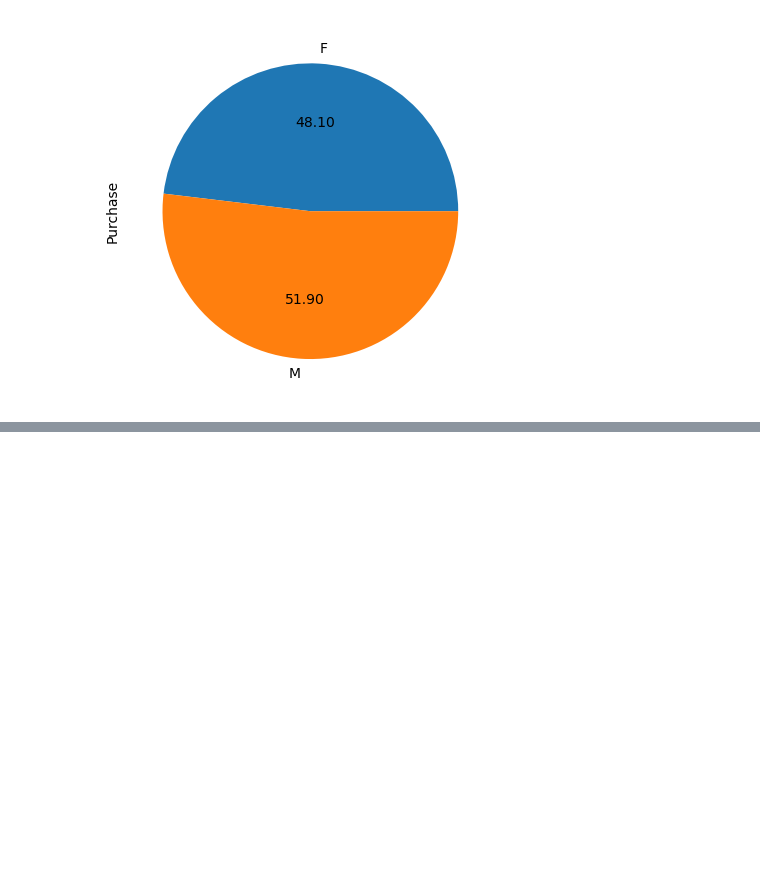
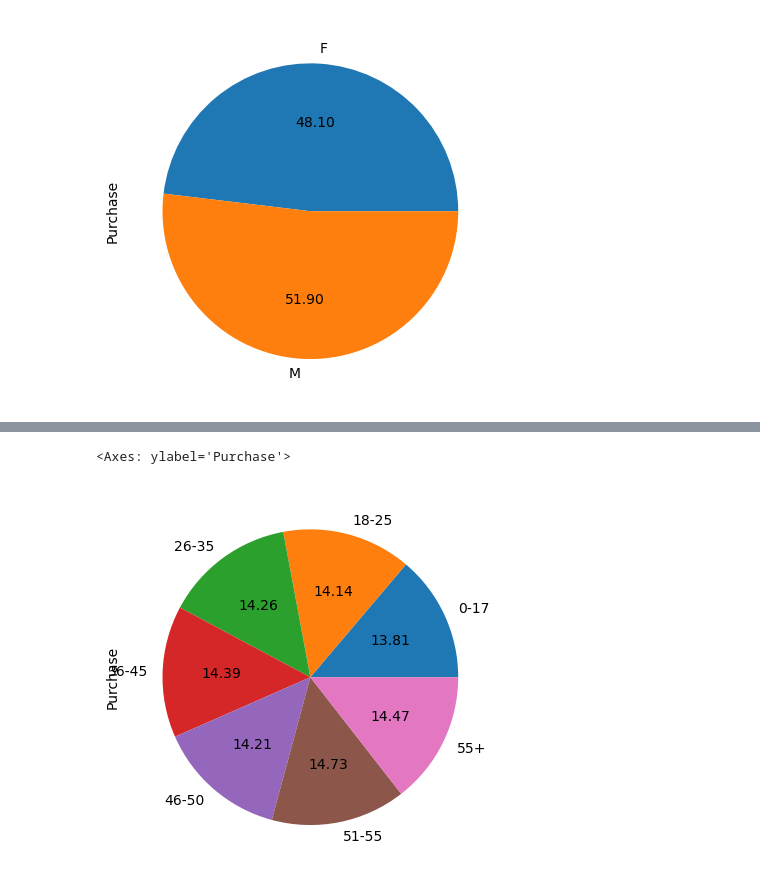
Before and after one commit to harika16-mangu/Black_Friday_Sales_DataAnalysis, a Jupyter notebook: Untitled.ipynb, the cells around one changed output, grey strips where cells are left out. Drawn from its saved outputs; the diff is of its cells as text; code cells hidden in the pictures; blank space fills up the shorter version.

```diff
--- a/Untitled.ipynb
+++ b/Untitled.ipynb
@@ -198,0 +249,7 @@ bf.groupby('Gender')['Purchase'].mean().plot(kind='pie',autopct="%.2f")
+# %%
+#Average amount spent by each age groups
+data1=bf.groupby('Age')['Purchase'].mean()
+data1.plot(kind='pie',autopct="%.2f")
+# %% [output]
+<Axes: ylabel='Purchase'>
+[figure, added]
```
Also changed, not shown: parts of 27 cells of this notebook.
